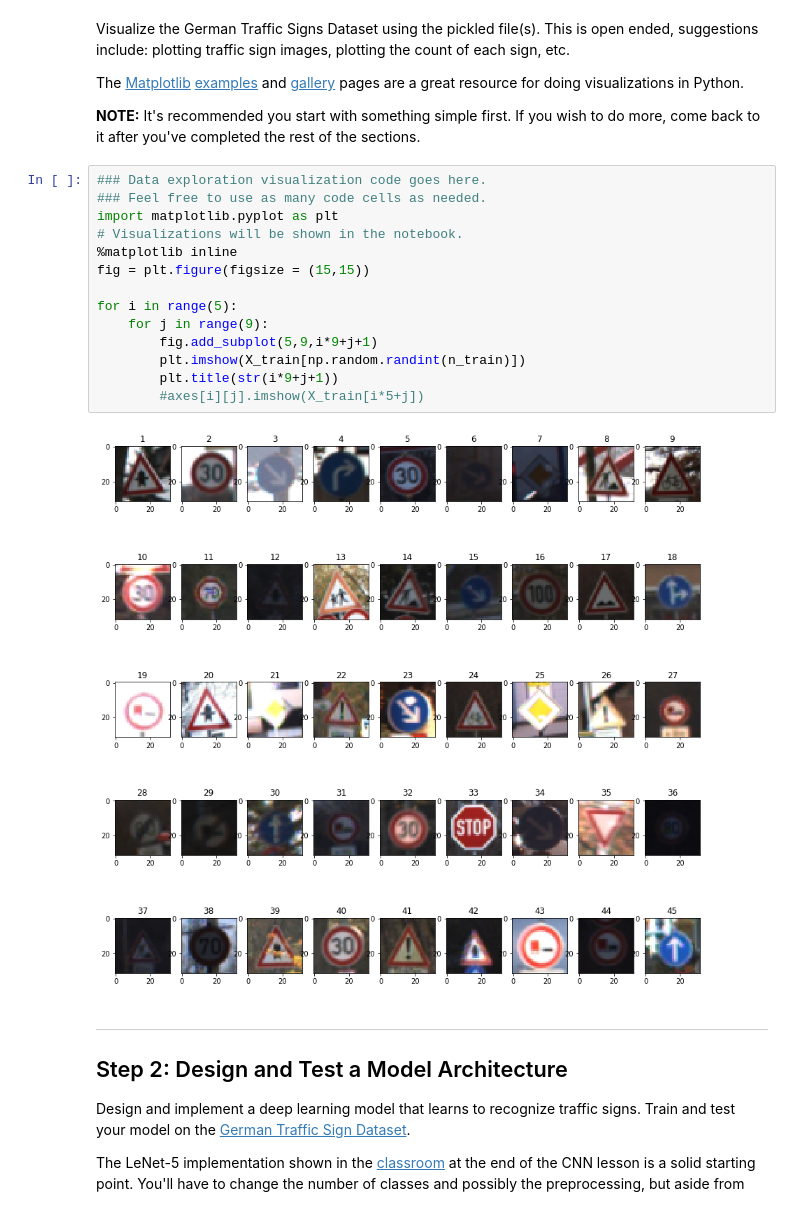
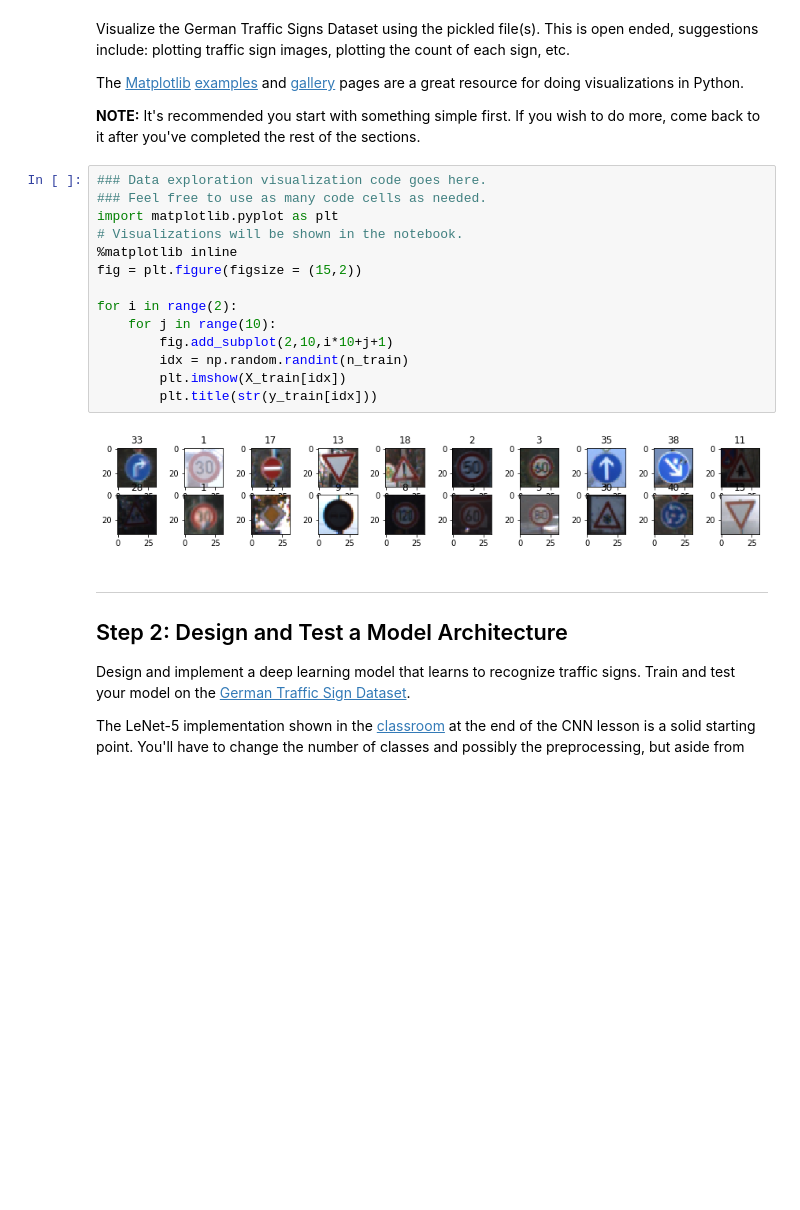
Before and after one commit to game-of-drones/CarND-Traffic-Sign-Classifier-Project, a Jupyter notebook: Traffic_Sign_Classifier.ipynb, the cells around one changed output. Drawn from its saved outputs; the diff is of its cells as text; blank space fills up the shorter version.

```diff
--- a/Traffic_Sign_Classifier.ipynb
+++ b/Traffic_Sign_Classifier.ipynb
@@ -97,19 +97,19 @@ The [Matplotlib](http://matplotlib.org/) [examples](http://matplotlib.org/exampl
 # %%
 ### Data exploration visualization code goes here.
 ### Feel free to use as many code cells as needed.
 import matplotlib.pyplot as plt
 # Visualizations will be shown in the notebook.
 %matplotlib inline
-fig = plt.figure(figsize = (15,15))
+fig = plt.figure(figsize = (15,2))
 
-for i in range(5):
-    for j in range(9):
-        fig.add_subplot(5,9,i*9+j+1)
-        plt.imshow(X_train[np.random.randint(n_train)])
-        plt.title(str(i*9+j+1))
-        #axes[i][j].imshow(X_train[i*5+j])
+for i in range(2):
+    for j in range(10):
+        fig.add_subplot(2,10,i*10+j+1)
+        idx = np.random.randint(n_train)
+        plt.imshow(X_train[idx])
+        plt.title(str(y_train[idx]))
 # %% [output]
-[figure, old version]
+[figure, new version]
 # %% [markdown]
 ----
 
```
Also changed, not shown: parts of 9 cells of this notebook.
